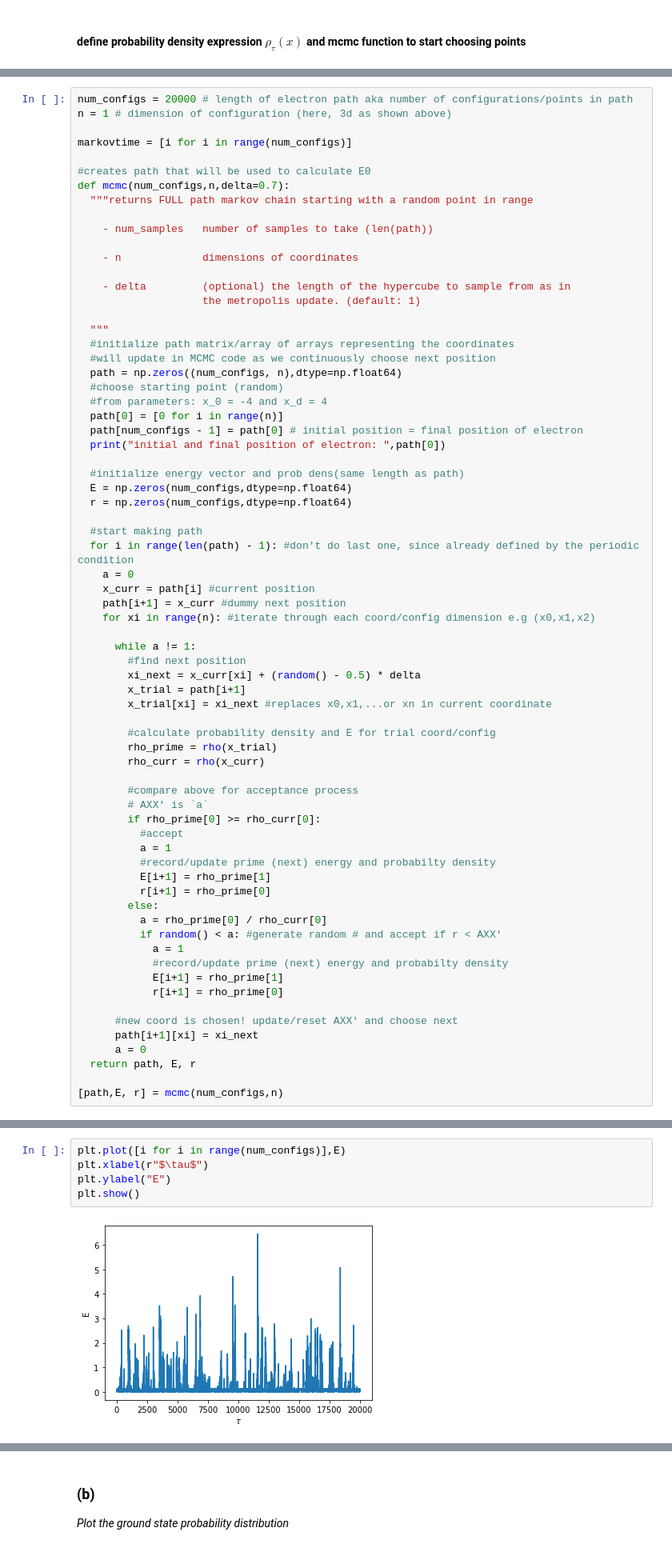
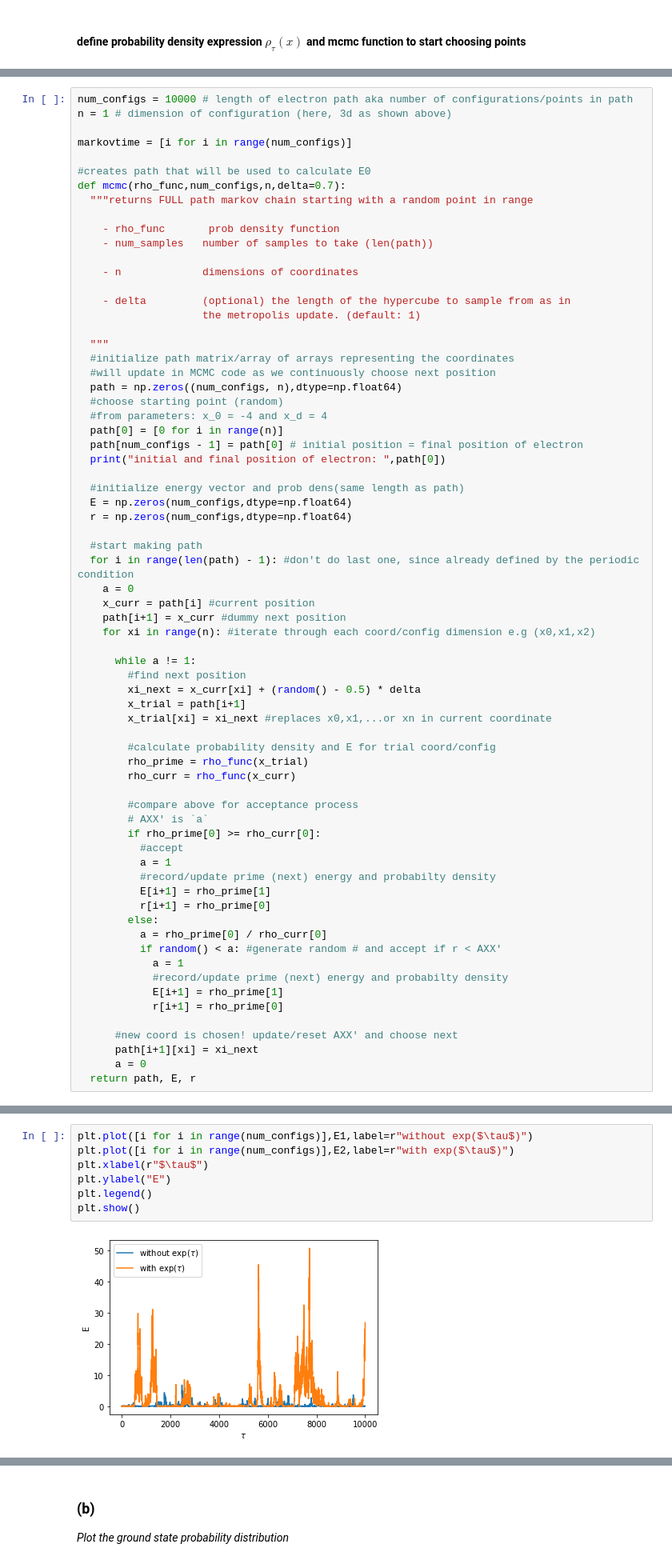
Before and after one commit to chrisamz/142-Final-Project, a Jupyter notebook: PHYS142_project.ipynb, the cells around one changed output, grey strips where cells are left out. Shown at 80% size. Cells and saved outputs as stored; diff of their text form.

Commit message:
minor plot display changes

```diff
--- a/PHYS142_project.ipynb
+++ b/PHYS142_project.ipynb
@@ -128,13 +173,14 @@ def rho(coord, epsilon=delta_t):
 # %%
-num_configs = 20000 # length of electron path aka number of configurations/points in path
+num_configs = 10000 # length of electron path aka number of configurations/points in path
 n = 1 # dimension of configuration (here, 3d as shown above)
 
 markovtime = [i for i in range(num_configs)]
 
 #creates path that will be used to calculate E0
-def mcmc(num_configs,n,delta=0.7):
+def mcmc(rho_func,num_configs,n,delta=0.7):
   """returns FULL path markov chain starting with a random point in range
 
+    - rho_func       prob density function
     - num_samples   number of samples to take (len(path))
 
     - n             dimensions of coordinates
@@ -170,8 +216,8 @@ def mcmc(num_configs,n,delta=0.7):
         x_trial[xi] = xi_next #replaces x0,x1,...or xn in current coordinate
 
         #calculate probability density and E for trial coord/config
-        rho_prime = rho(x_trial)
-        rho_curr = rho(x_curr)
+        rho_prime = rho_func(x_trial)
+        rho_curr = rho_func(x_curr)
 
         #compare above for acceptance process
         # AXX' is `a`
@@ -193,5 +239,3 @@ def mcmc(num_configs,n,delta=0.7):
       path[i+1][xi] = xi_next
       a = 0
   return path, E, r
-
-[path,E, r] = mcmc(num_configs,n)
@@ -224,7 +259,9 @@ plt.show()
 # %%
-plt.plot([i for i in range(num_configs)],E)
+plt.plot([i for i in range(num_configs)],E1,label=r"without exp($\tau$)")
+plt.plot([i for i in range(num_configs)],E2,label=r"with exp($\tau$)")
 plt.xlabel(r"$\tau$")
 plt.ylabel("E")
+plt.legend()
 plt.show()
 # %% [output]
-[figure, old version]
+[figure, new version]
```
Also changed, not shown: parts of 7 cells of this notebook.
